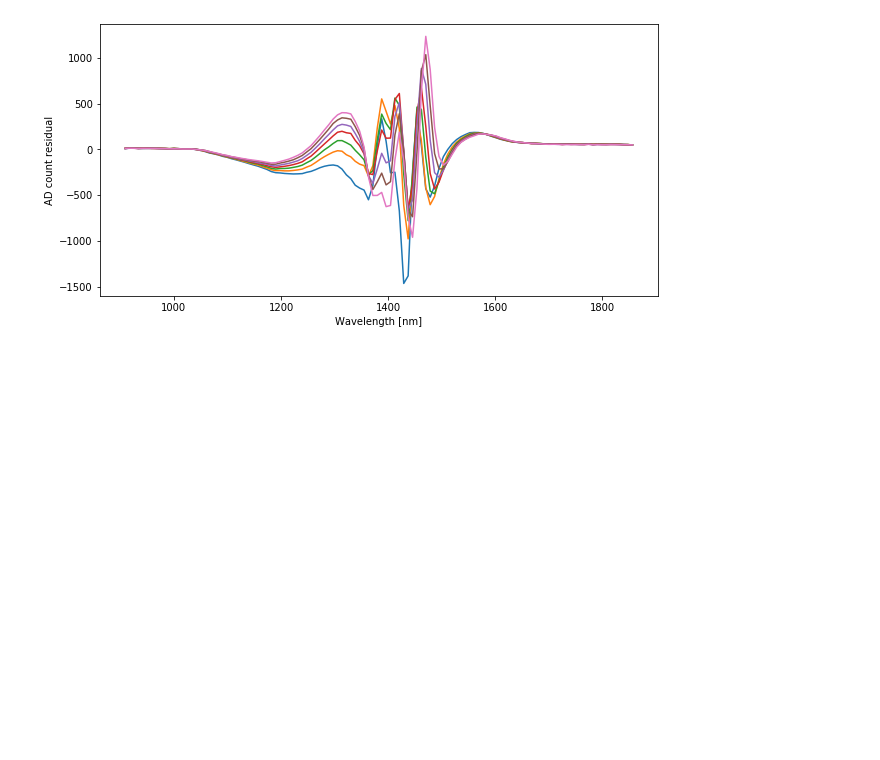
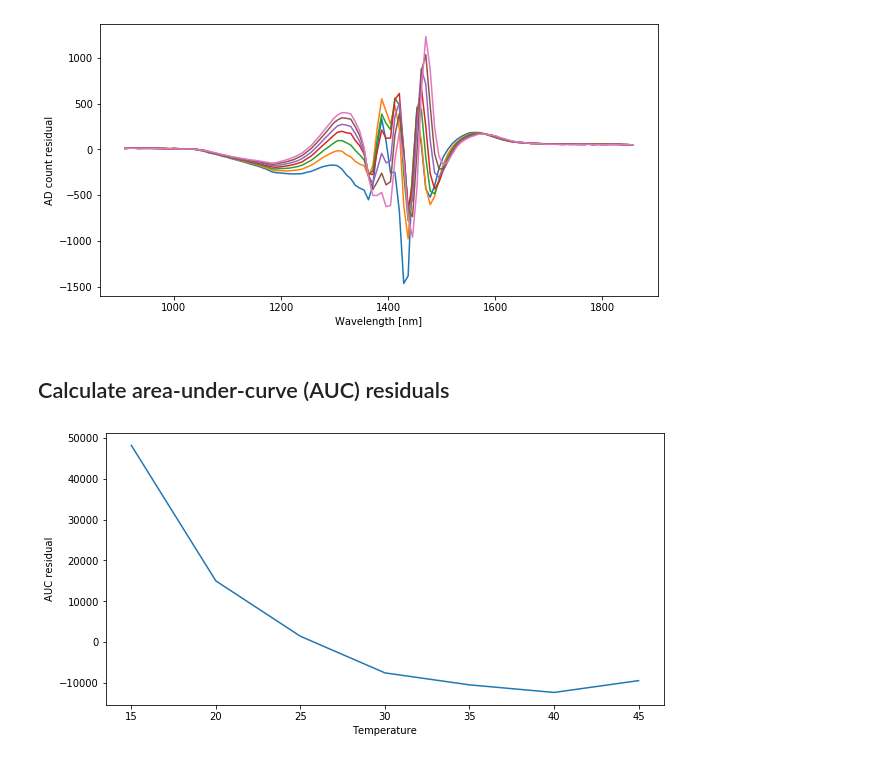
Before and after one commit to martinlie/led_curve, a Jupyter notebook: 2020-01-29-led-curve.ipynb, the cells around one changed output. Drawn from its saved outputs; the diff is of its cells as text; code cells hidden in the pictures; blank space fills up the shorter version.

```diff
--- a/2020-01-29-led-curve.ipynb
+++ b/2020-01-29-led-curve.ipynb
@@ -201,3 +201,31 @@ Max residual at 35*C: 882.92 at 1461.98 nm
 Max residual at 40*C: 1033.69 at 1470.21 nm
 Max residual at 45*C: 1233.61 at 1470.21 nm
 [figure]
+# %% [markdown]
+## Calculate area-under-curve (AUC) residuals
+# %%
+from scipy.integrate import simps
+from numpy import trapz
+
+plt.figure(figsize=(10,5))
+auc_res = []
+temps=[]
+for temp in range(15,50,5):
+
+    raw = dff[dff['Y'] == temp].mean().to_numpy()
+    raw = raw[:116] # just remove the temperature column
+    sim = dfs.loc[temp].to_numpy()
+    res = raw-sim
+
+    # Compute the area using the composite trapezoidal rule
+    area_raw = trapz(raw, dx=5)
+    area_sim = trapz(sim, dx=5)
+    auc_res.append(area_sim-area_raw)
+    temps.append(temp)
+
+plt.plot(temps,auc_res)
+plt.xlabel("Temperature")
+plt.ylabel("AUC residual")
+plt.show()
+# %% [output]
+[figure, added]
```
